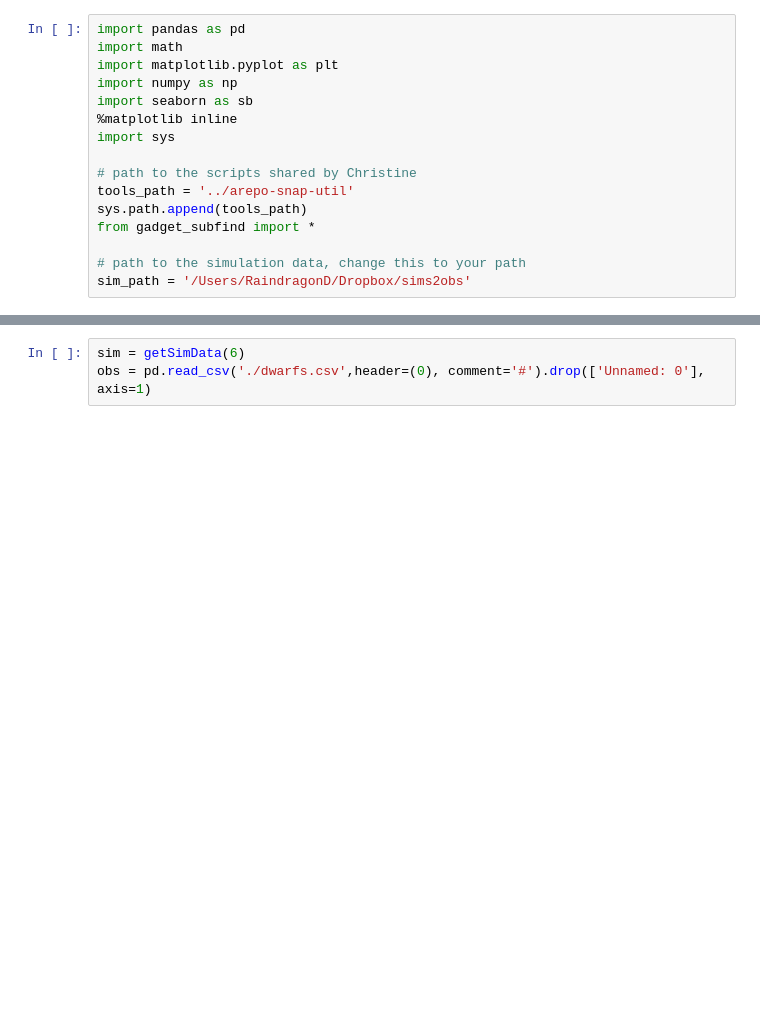
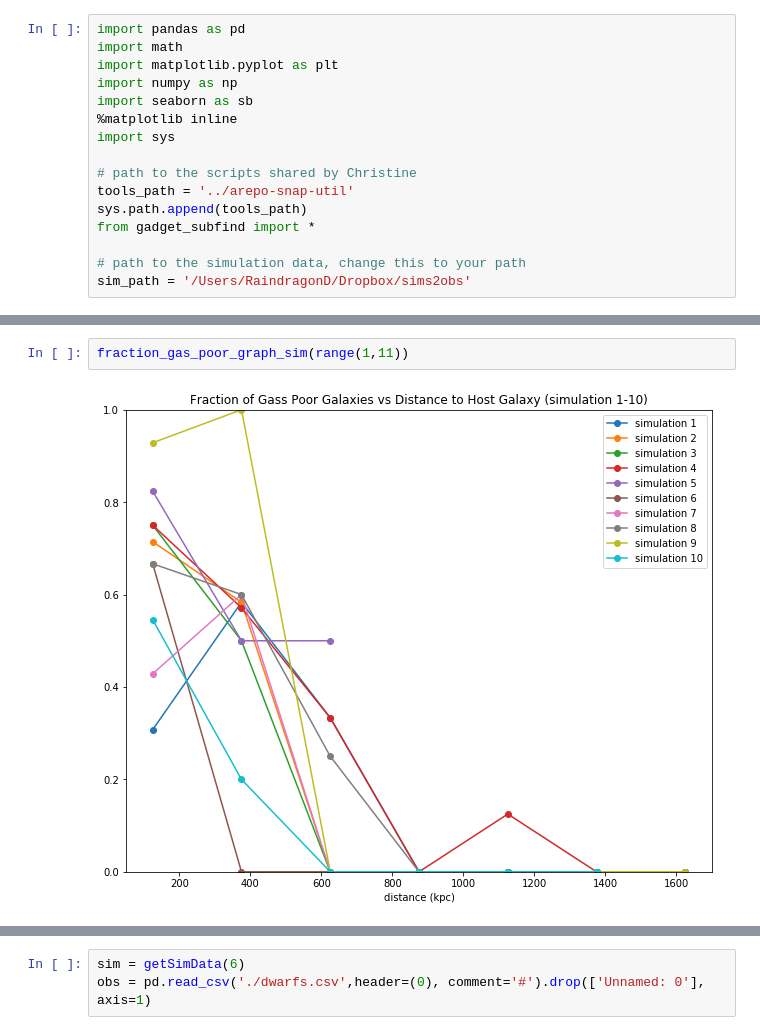
Before and after one commit to janagrc/sims2obs, a Jupyter notebook: sim2obs.ipynb, the cells around one changed output, grey strips where cells are left out. Drawn from its saved outputs; the diff is of its cells as text; blank space fills up the shorter version.

```diff
--- a/sim2obs.ipynb
+++ b/sim2obs.ipynb
@@ -213,0 +438,4 @@ def plot2(sx, sy, ox, oy):
+# %%
+fraction_gas_poor_graph_sim(range(1,11))
+# %% [output]
+[figure, added]
```
Also changed, not shown: parts of 11 cells of this notebook, 7 other files.
